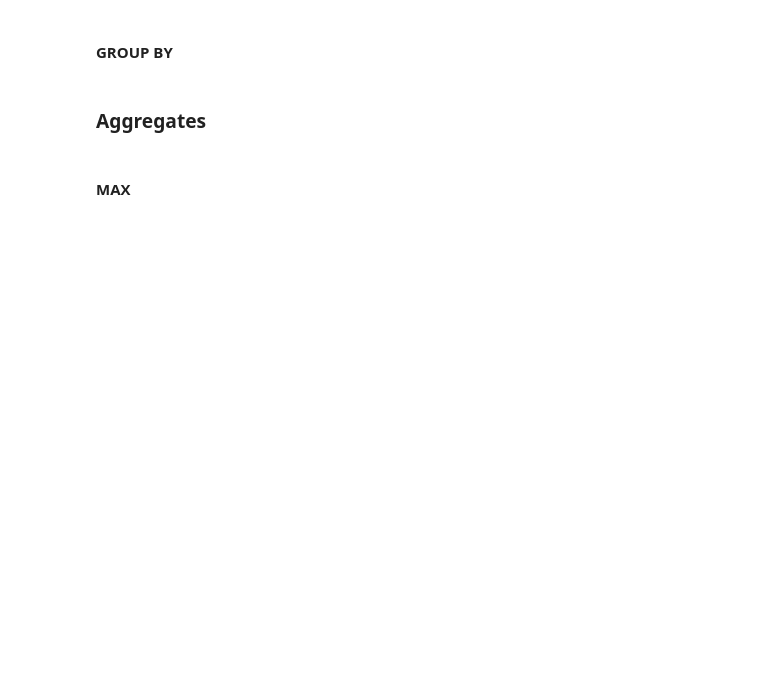
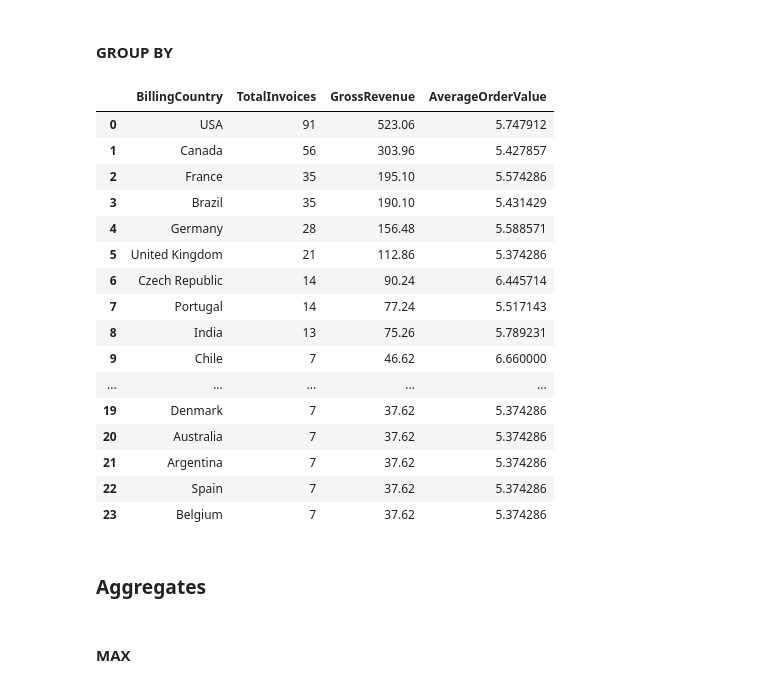
Before and after one commit to ikoghoddds-bit/Data-Science-Portfolio-C21, a Jupyter notebook: Projects/Project-3/SQL.1-Chinook.project.template.ipynb, the cells around one changed output. Drawn from its saved outputs; the diff is of its cells as text; code cells hidden in the pictures; blank space fills up the shorter version.

```diff
--- a/Projects/Project-3/SQL.1-Chinook.project.template.ipynb
+++ b/Projects/Project-3/SQL.1-Chinook.project.template.ipynb
@@ -269,5 +571,37 @@ DatabaseError: Execution failed on sql '
 # %% [markdown]
 #### GROUP BY
+# %%
+# Calculate total sales and average purchase amount per country
+query_sales_summary = """
+
+SELECT BillingCountry,
+       COUNT(InvoiceId) AS TotalInvoices,
+       SUM(Total) AS GrossRevenue,
+       AVG(Total) AS AverageOrderValue
+FROM invoices
+GROUP BY BillingCountry
+ORDER BY GrossRevenue DESC;
+"""
+df_sales = pd.read_sql_query(query_sales_summary, db_con)
+df_sales
+# %% [output]
+|  | BillingCountry | TotalInvoices | GrossRevenue | AverageOrderValue |
+| 0 | USA | 91 | 523.06 | 5.747912 |
+| 1 | Canada | 56 | 303.96 | 5.427857 |
+| 2 | France | 35 | 195.10 | 5.574286 |
+| 3 | Brazil | 35 | 190.10 | 5.431429 |
+| 4 | Germany | 28 | 156.48 | 5.588571 |
+| 5 | United Kingdom | 21 | 112.86 | 5.374286 |
+| 6 | Czech Republic | 14 | 90.24 | 6.445714 |
+| 7 | Portugal | 14 | 77.24 | 5.517143 |
+| 8 | India | 13 | 75.26 | 5.789231 |
+| 9 | Chile | 7 | 46.62 | 6.660000 |
+| ... | ... | ... | ... | ... |
+| 19 | Denmark | 7 | 37.62 | 5.374286 |
+| 20 | Australia | 7 | 37.62 | 5.374286 |
+| 21 | Argentina | 7 | 37.62 | 5.374286 |
+| 22 | Spain | 7 | 37.62 | 5.374286 |
+| 23 | Belgium | 7 | 37.62 | 5.374286 |
 # %% [markdown]
 ### Aggregates
 # %% [markdown]
```
Also changed, not shown: parts of 25 cells of this notebook.
